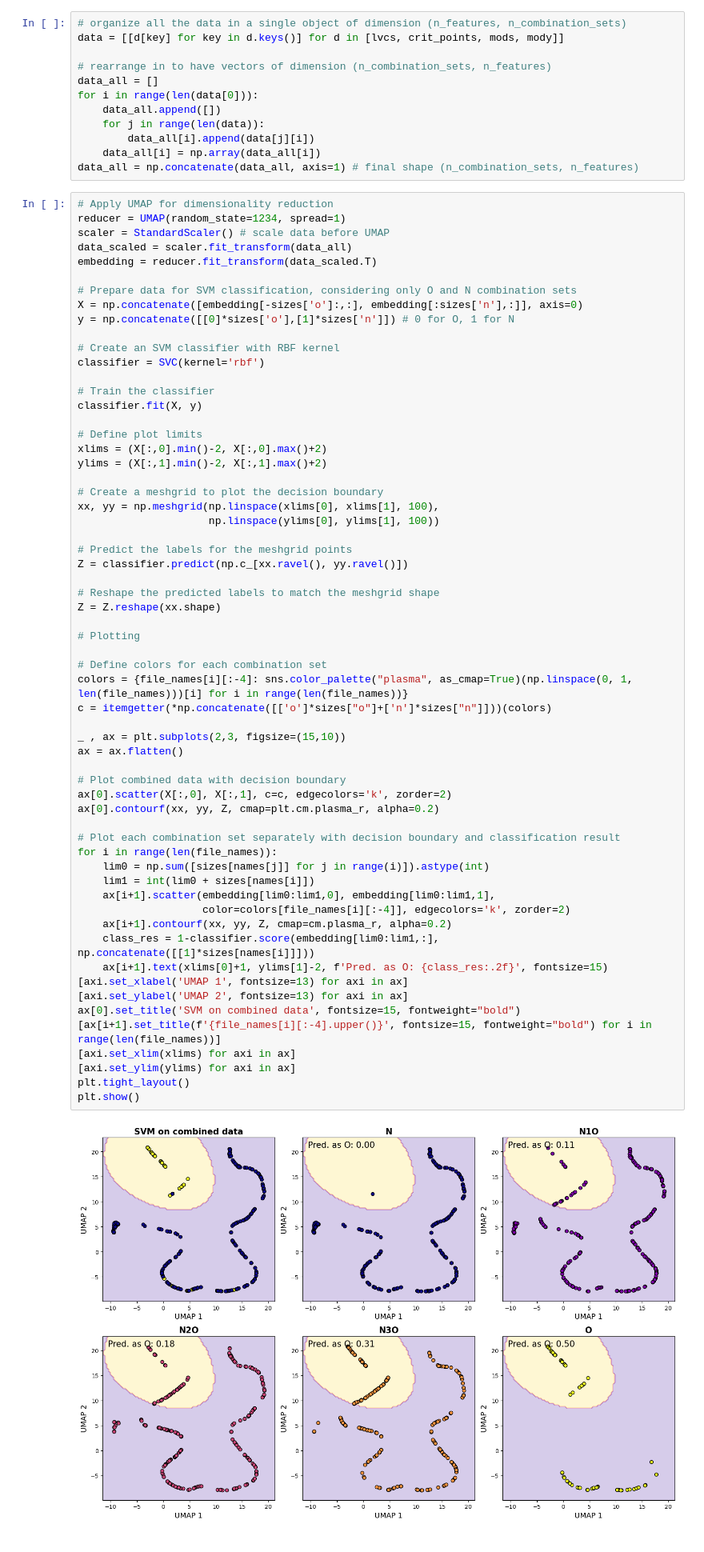
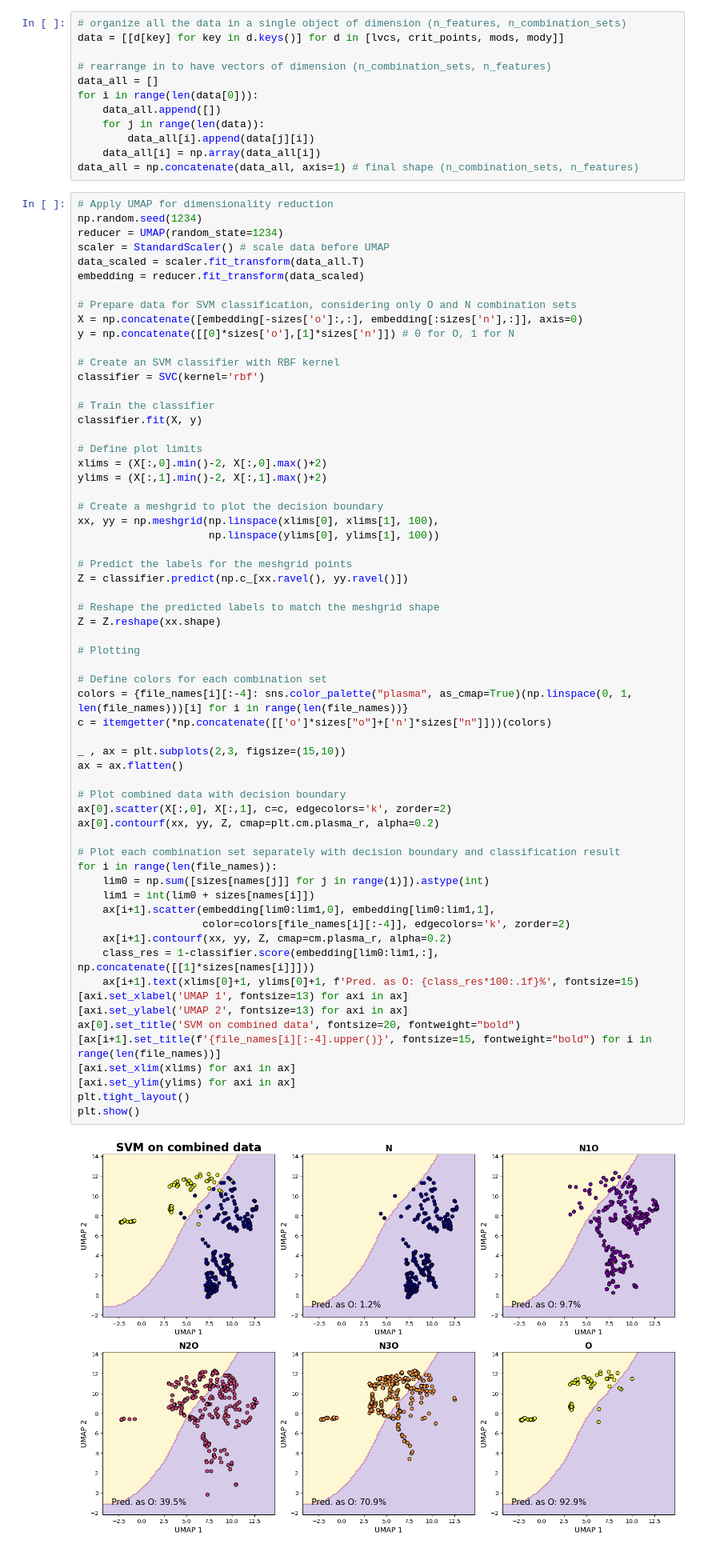
Before and after one commit to francescozambelli/OncoVirus, a Jupyter notebook: 2_statistical_analysis.ipynb, the cells around one changed output. Shown at 80% size. Drawn from its saved outputs; the diff is of its cells as text.

Commit message:
images graphs, GO (fail)

```diff
--- a/2_statistical_analysis.ipynb
+++ b/2_statistical_analysis.ipynb
@@ -152,10 +157,11 @@ for i in range(len(data[0])):
 data_all = np.concatenate(data_all, axis=1) # final shape (n_combination_sets, n_features)
 # %%
 # Apply UMAP for dimensionality reduction
-reducer = UMAP(random_state=1234, spread=1)
+np.random.seed(1234)
+reducer = UMAP(random_state=1234)
 scaler = StandardScaler() # scale data before UMAP
-data_scaled = scaler.fit_transform(data_all)
-embedding = reducer.fit_transform(data_scaled.T)
+data_scaled = scaler.fit_transform(data_all.T)
+embedding = reducer.fit_transform(data_scaled)
 
 # Prepare data for SVM classification, considering only O and N combination sets
 X = np.concatenate([embedding[-sizes['o']:,:], embedding[:sizes['n'],:]], axis=0)
@@ -183,35 +189,35 @@ Z = Z.reshape(xx.shape)
 
 # Plotting
 
 # Define colors for each combination set
 colors = {file_names[i][:-4]: sns.color_palette("plasma", as_cmap=True)(np.linspace(0, 1, len(file_names)))[i] for i in range(len(file_names))}
 c = itemgetter(*np.concatenate([['o']*sizes["o"]+['n']*sizes["n"]]))(colors)
 
 _ , ax = plt.subplots(2,3, figsize=(15,10))
 ax = ax.flatten()
 
 # Plot combined data with decision boundary
 ax[0].scatter(X[:,0], X[:,1], c=c, edgecolors='k', zorder=2)
 ax[0].contourf(xx, yy, Z, cmap=plt.cm.plasma_r, alpha=0.2)
 
 # Plot each combination set separately with decision boundary and classification result
 for i in range(len(file_names)):
     lim0 = np.sum([sizes[names[j]] for j in range(i)]).astype(int)
     lim1 = int(lim0 + sizes[names[i]])
     ax[i+1].scatter(embedding[lim0:lim1,0], embedding[lim0:lim1,1],
                     color=colors[file_names[i][:-4]], edgecolors='k', zorder=2)
     ax[i+1].contourf(xx, yy, Z, cmap=cm.plasma_r, alpha=0.2)
     class_res = 1-classifier.score(embedding[lim0:lim1,:], np.concatenate([[1]*sizes[names[i]]]))
-    ax[i+1].text(xlims[0]+1, ylims[1]-2, f'Pred. as O: {class_res:.2f}', fontsize=15)
+    ax[i+1].text(xlims[0]+1, ylims[0]+1, f'Pred. as O: {class_res*100:.1f}%', fontsize=15)
 [axi.set_xlabel('UMAP 1', fontsize=13) for axi in ax]
 [axi.set_ylabel('UMAP 2', fontsize=13) for axi in ax]
-ax[0].set_title('SVM on combined data', fontsize=15, fontweight="bold")
+ax[0].set_title('SVM on combined data', fontsize=20, fontweight="bold")
 [ax[i+1].set_title(f'{file_names[i][:-4].upper()}', fontsize=15, fontweight="bold") for i in range(len(file_names))]
 [axi.set_xlim(xlims) for axi in ax]
 [axi.set_ylim(ylims) for axi in ax]
 plt.tight_layout()
 plt.show()
 # %% [output]
-[figure, old version]
+[figure, new version]
 # %% [markdown]
 # Supplementary material
```
Also changed, not shown: parts of 29 cells of this notebook, 4 other files.
